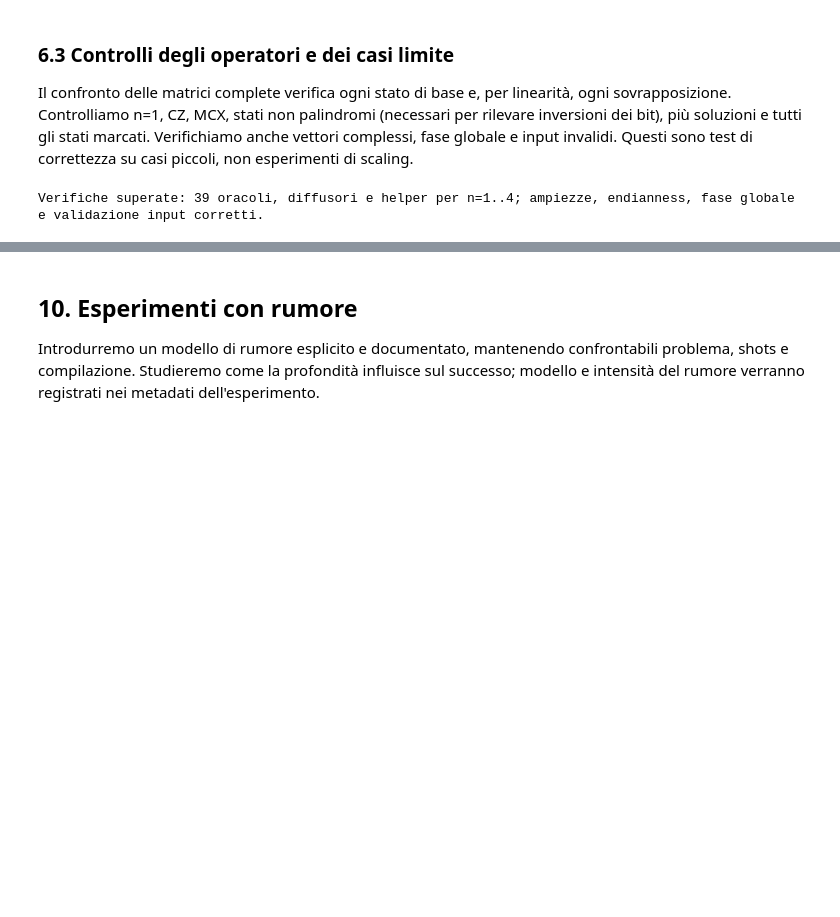
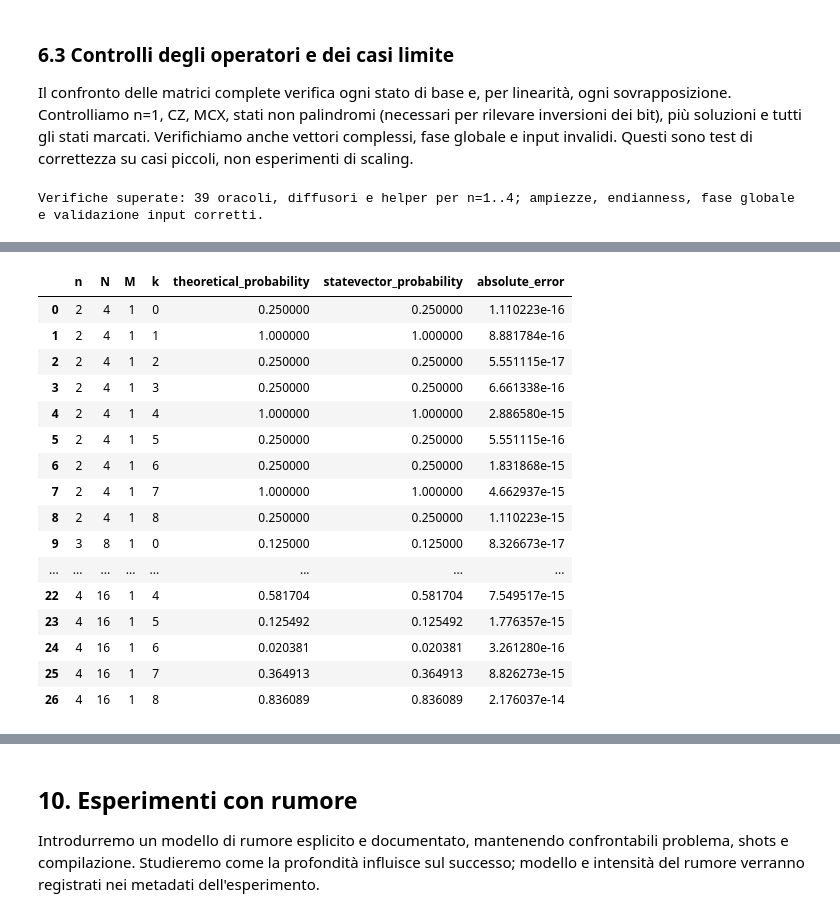
Before and after one commit to Pier2690/QuantumComputing, a Jupyter notebook: Grover.ipynb, the cells around one changed output, grey strips where cells are left out. Drawn from its saved outputs; the diff is of its cells as text; code cells hidden in the pictures; blank space fills up the shorter version.

```diff
--- a/Grover.ipynb
+++ b/Grover.ipynb
@@ -337,0 +419,68 @@ Studieremo prima un piccolo caso, includendo zero iterazioni, il primo massimo e
+# %%
+special_state = Statevector.from_instruction(build_grover_circuit(2, ["01"], 1, False))
+np.testing.assert_allclose(special_state.data, Statevector.from_label("01").data, atol=ATOL, rtol=0)
+np.testing.assert_allclose(theoretical_success_probability(4, 1, 1), 1, atol=ATOL, rtol=0)
+assert optimal_grover_iterations(4, 1) == 1
+print(f"N=4, M=1, k=1: P(|01>) = {special_state.probabilities()[1]:.15f}")
+
+single_solution_cases = {2: ["01"], 3: ["101"], 4: ["0101"]}
+comparison_rows = []
+for n, marked in single_solution_cases.items():
+    N, M = 2 ** n, len(marked)
+    indices = [int(state, 2) for state in marked]
+    for k in range(9):
+        state = Statevector.from_instruction(build_grover_circuit(n, marked, k, False))
+        probability = float(state.probabilities()[indices].sum())
+        theory = theoretical_success_probability(N, M, k)
+        np.testing.assert_allclose(probability, theory, atol=ATOL, rtol=0)
+        np.testing.assert_allclose(np.linalg.norm(state.data), 1, atol=ATOL, rtol=0)
+        comparison_rows.append({
+            "n": n, "N": N, "M": M, "k": k,
+            "theoretical_probability": theory, "statevector_probability": probability,
+            "absolute_error": abs(probability - theory),
+        })
+comparison_df = pd.DataFrame(comparison_rows)
+display(comparison_df)
+print(f"Errore assoluto massimo: {comparison_df.absolute_error.max():.3e}")
+
+# Regressioni: zero iterazioni, più soluzioni, n=1 e tutte le soluzioni.
+for n, marked in ((1, ["0"]), (1, ["0", "1"]), (3, ["001", "110"])):
+    for k in range(5):
+        state = Statevector.from_instruction(build_grover_circuit(n, marked, k, False))
+        np.testing.assert_allclose(
+            state.probabilities()[[int(w, 2) for w in marked]].sum(),
+            theoretical_success_probability(2 ** n, len(marked), k), atol=ATOL, rtol=0,
+        )
+zero_circuit = build_grover_circuit(3, ["001"], 0, False)
+np.testing.assert_allclose(Statevector.from_instruction(zero_circuit).data,
+                           np.full(8, 1 / np.sqrt(8)), atol=ATOL, rtol=0)
+assert zero_circuit.num_clbits == 0
+measured = build_grover_circuit(3, ["001"], 2)
+measurements = [item for item in measured.data if item.operation.name == "measure"]
+assert measured.num_clbits == 3 and len(measurements) == 3
+assert [(measured.find_bit(item.qubits[0]).index, measured.find_bit(item.clbits[0]).index)
+        for item in measurements] == [(0, 0), (1, 1), (2, 2)]
+np.testing.assert_allclose(
+    Operator(measured.remove_final_measurements(inplace=False)).data,
+    Operator(build_grover_circuit(3, ["001"], 2, False)).data, atol=ATOL, rtol=0,
+)
+assert optimal_grover_iterations(8, 8) == 0
+assert optimal_grover_iterations(8, 4) == 0  # Parità: P(k)=1/2.
+for bad_call in (
+    lambda: build_grover_circuit(2, ["01"], -1),
+    lambda: build_grover_circuit(2, ["01"], 1.5),
+    lambda: build_grover_circuit(2, ["01"], True),
+    lambda: build_grover_circuit(2, ["01"], 1, "yes"),
+    lambda: theoretical_success_probability(4, 1, -1),
+    lambda: theoretical_success_probability(4, 1, 0.5),
+    lambda: grover_theta(0, 1), lambda: grover_theta(4, 0),
+    lambda: grover_theta(4, 5), lambda: grover_theta(4.0, 1),
+):
+    try:
+        bad_call()
+    except ValueError:
+        pass
+    else:
+        raise AssertionError("Input non valido accettato.")
+print("Confronti ideali e controlli del circuito completo superati.")
+# %% [output]
@@ -337,0 +488,17 @@ Studieremo prima un piccolo caso, includendo zero iterazioni, il primo massimo e
+|  | n | N | M | k | theoretical_probability | statevector_probability | absolute_error |
+| 0 | 2 | 4 | 1 | 0 | 0.250000 | 0.250000 | 1.110223e-16 |
+| 1 | 2 | 4 | 1 | 1 | 1.000000 | 1.000000 | 8.881784e-16 |
+| 2 | 2 | 4 | 1 | 2 | 0.250000 | 0.250000 | 5.551115e-17 |
+| 3 | 2 | 4 | 1 | 3 | 0.250000 | 0.250000 | 6.661338e-16 |
+| 4 | 2 | 4 | 1 | 4 | 1.000000 | 1.000000 | 2.886580e-15 |
+| 5 | 2 | 4 | 1 | 5 | 0.250000 | 0.250000 | 5.551115e-16 |
+| 6 | 2 | 4 | 1 | 6 | 0.250000 | 0.250000 | 1.831868e-15 |
+| 7 | 2 | 4 | 1 | 7 | 1.000000 | 1.000000 | 4.662937e-15 |
+| 8 | 2 | 4 | 1 | 8 | 0.250000 | 0.250000 | 1.110223e-15 |
+| 9 | 3 | 8 | 1 | 0 | 0.125000 | 0.125000 | 8.326673e-17 |
+| ... | ... | ... | ... | ... | ... | ... | ... |
+| 22 | 4 | 16 | 1 | 4 | 0.581704 | 0.581704 | 7.549517e-15 |
+| 23 | 4 | 16 | 1 | 5 | 0.125492 | 0.125492 | 1.776357e-15 |
+| 24 | 4 | 16 | 1 | 6 | 0.020381 | 0.020381 | 3.261280e-16 |
+| 25 | 4 | 16 | 1 | 7 | 0.364913 | 0.364913 | 8.826273e-15 |
+| 26 | 4 | 16 | 1 | 8 | 0.836089 | 0.836089 | 2.176037e-14 |
```
Also changed, not shown: parts of 12 cells of this notebook.
